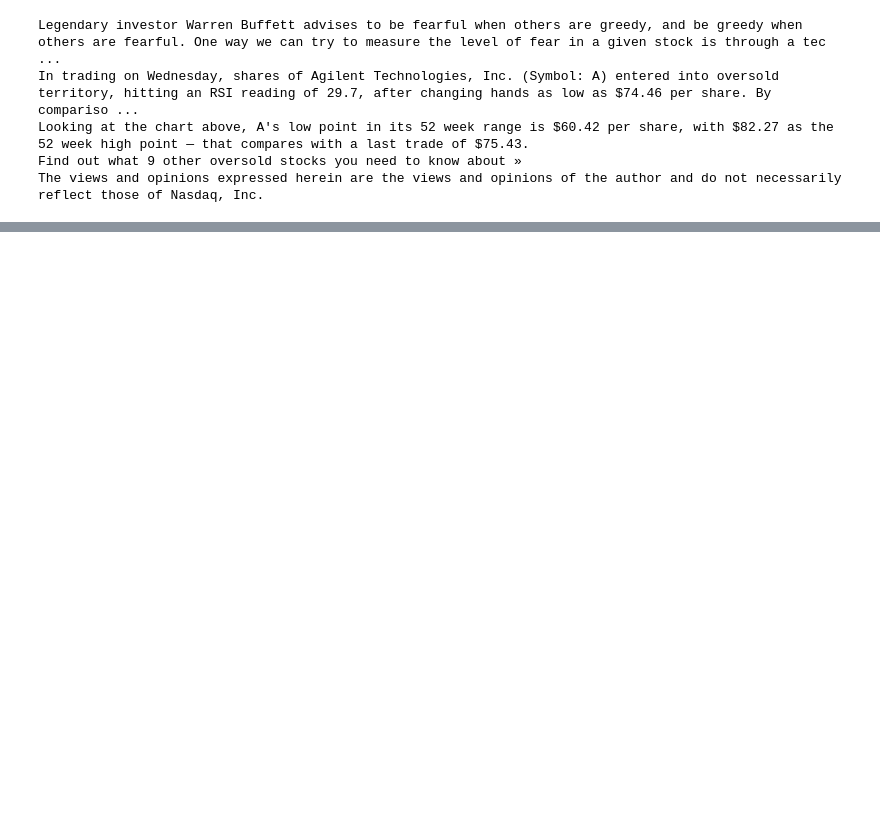
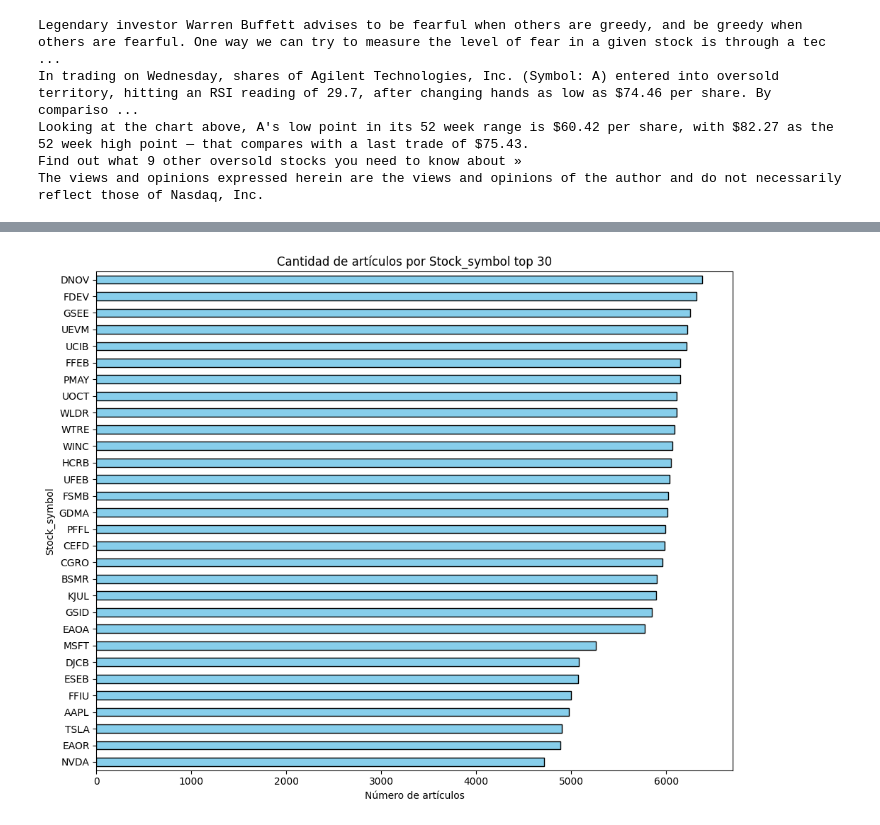
Before and after one commit to ceci-podesta/Text2Market, a Jupyter notebook: FinMultiTime/extract_data.ipynb, the cells around one changed output, grey strips where cells are left out. Saved outputs shown, nothing was run; the diff lists cells and outputs as text; code cells hidden in the pictures; blank space fills up the shorter version.

```diff
--- a/FinMultiTime/extract_data.ipynb
+++ b/FinMultiTime/extract_data.ipynb
@@ -281,0 +315,17 @@ The views and opinions expressed herein are the views and opinions of the author
+# %%
+# Contar artículos por User
+articulos_por_stock_symbol = df_filtrado['Stock_symbol'].value_counts()
+
+top_stock_symbols = articulos_por_stock_symbol.head(30)
+
+# Graficar horizontal
+plt.figure(figsize=(10, 8))
+top_stock_symbols.plot(kind='barh', color='skyblue', edgecolor='black')
+plt.title('Cantidad de artículos por Stock_symbol top 30')
+plt.xlabel('Número de artículos')
+plt.ylabel('Stock_symbol')
+plt.gca().invert_yaxis()  # Para que el top 1 quede arriba
+plt.tight_layout()
+plt.show()
+# %% [output]
+[figure, added]
```
Also changed, not shown: parts of 14 cells of this notebook, 2 other files.
